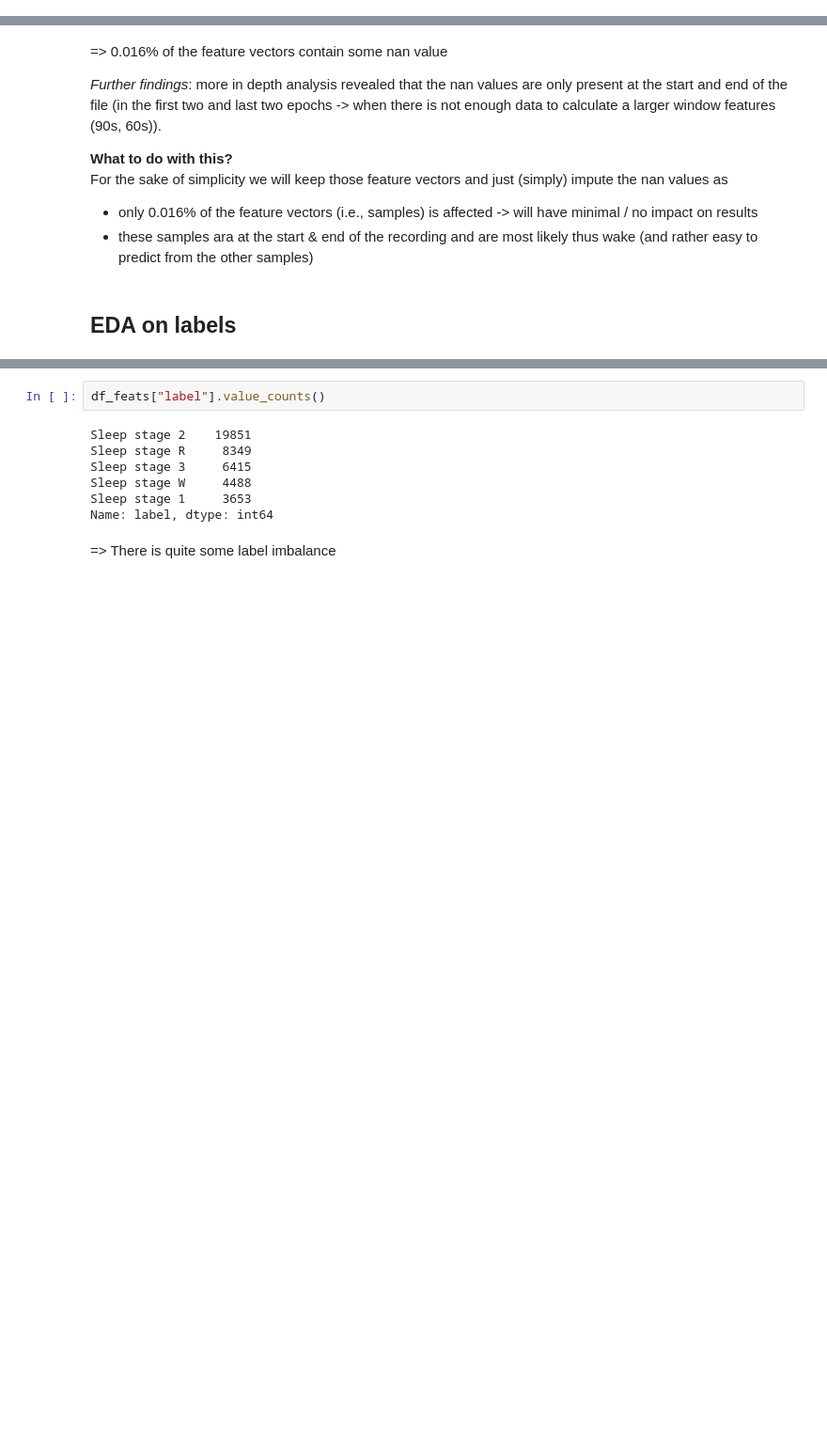
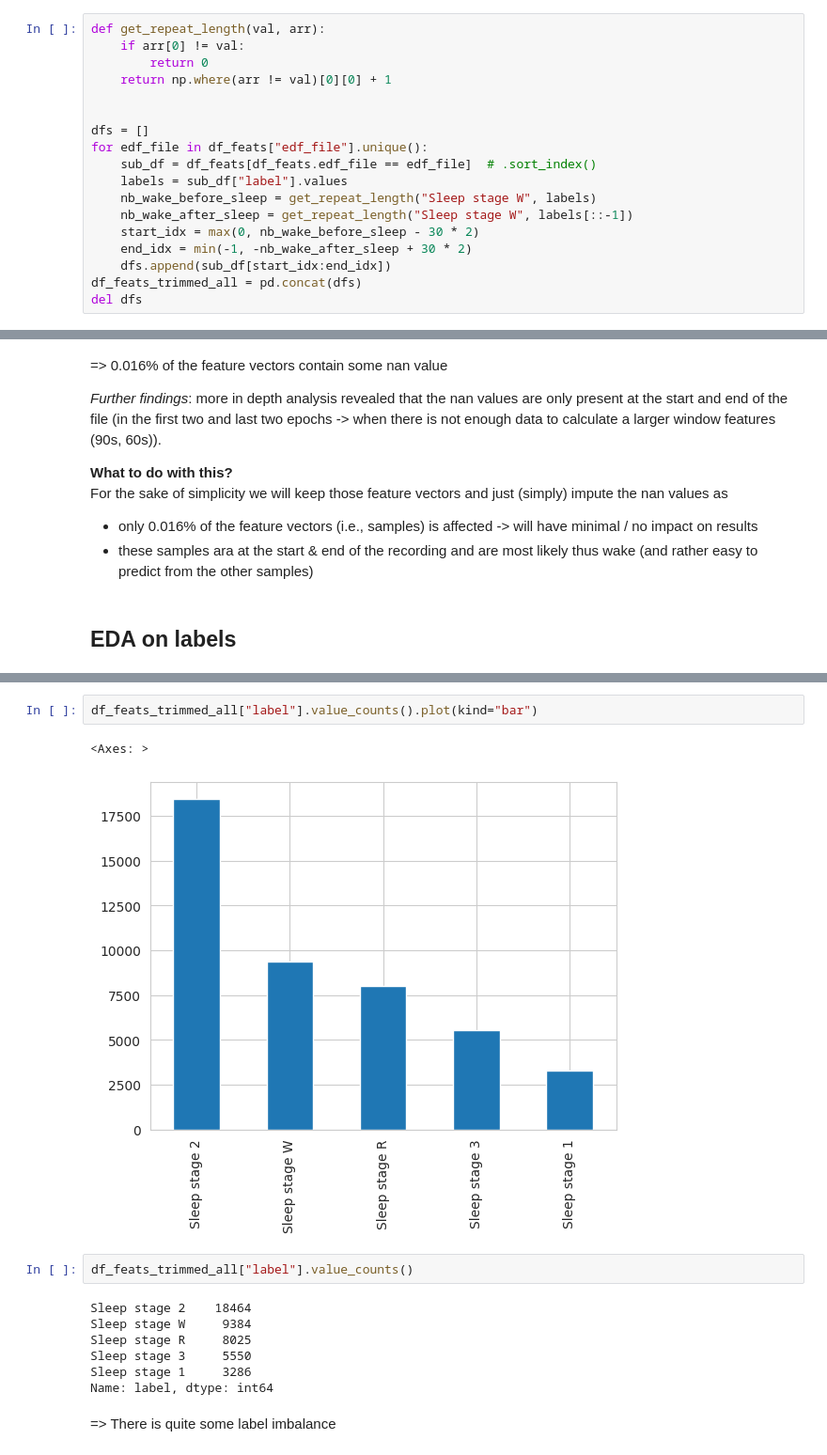
Before and after one commit to JiangguoZhang/sleep-linear, a Jupyter notebook: notebooks/SleepEDF-ST-datathon.ipynb, the cells around one changed output, grey strips where cells are left out. Shown at 94% size. Saved outputs shown, nothing was run; the diff lists cells and outputs as text; blank space fills up the shorter version.

```diff
--- a/notebooks/SleepEDF-ST-datathon.ipynb
+++ b/notebooks/SleepEDF-ST-datathon.ipynb
@@ -496,0 +525,18 @@ df_feats.shape
+# %%
+def get_repeat_length(val, arr):
+    if arr[0] != val:
+        return 0
+    return np.where(arr != val)[0][0] + 1
+
+
+dfs = []
+for edf_file in df_feats["edf_file"].unique():
+    sub_df = df_feats[df_feats.edf_file == edf_file]  # .sort_index()
+    labels = sub_df["label"].values
+    nb_wake_before_sleep = get_repeat_length("Sleep stage W", labels)
+    nb_wake_after_sleep = get_repeat_length("Sleep stage W", labels[::-1])
+    start_idx = max(0, nb_wake_before_sleep - 30 * 2)
+    end_idx = min(-1, -nb_wake_after_sleep + 30 * 2)
+    dfs.append(sub_df[start_idx:end_idx])
+df_feats_trimmed_all = pd.concat(dfs)
+del dfs
@@ -543,11 +594,16 @@ df_feats["label"].value_counts().plot(kind="bar")
+# %%
+df_feats_trimmed_all["label"].value_counts().plot(kind="bar")
+# %% [output]
+<Axes: >
+[figure, added]
 # %%
-df_feats["label"].value_counts()
+df_feats_trimmed_all["label"].value_counts()
 # %% [output]
-Sleep stage 2    19851
-Sleep stage R     8349
-Sleep stage 3     6415
-Sleep stage W     4488
-Sleep stage 1     3653
+Sleep stage 2    18464
+Sleep stage W     9384
+Sleep stage R     8025
+Sleep stage 3     5550
+Sleep stage 1     3286
 Name: label, dtype: int64
 # %% [markdown]
 => There is quite some label imbalance
```
Also changed, not shown: parts of 30 cells of this notebook, 2 other files.
